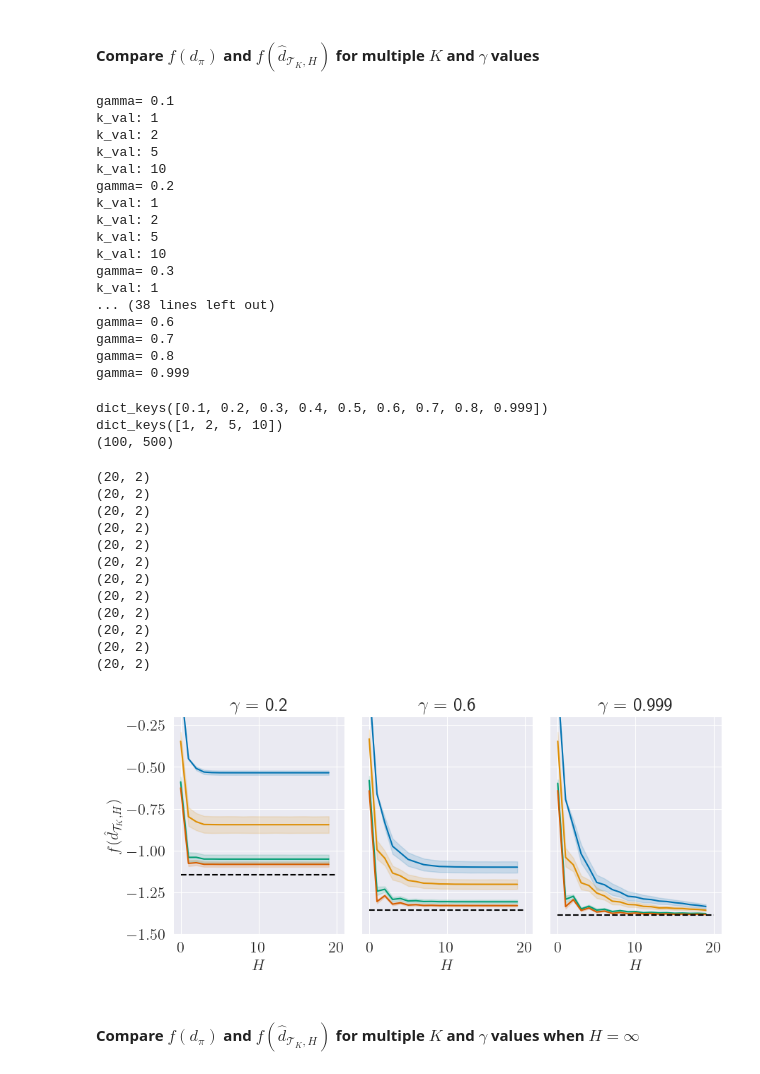
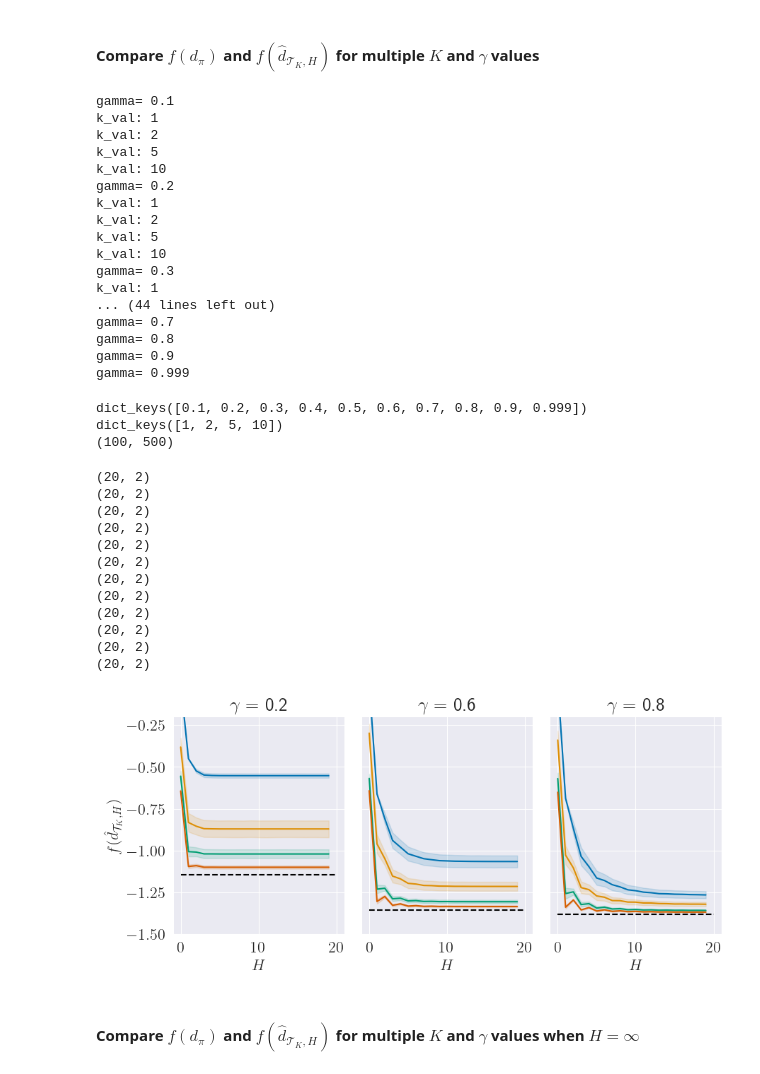
Before and after one commit to PPSantos/gumdps-number-of-trials, a Jupyter notebook: number_of_trials.ipynb, the cells around one changed output. Saved outputs shown, nothing was run; the diff lists cells and outputs as text; code cells hidden in the pictures.

Commit message:
Re-run everything with more gamma values.

```diff
--- a/number_of_trials.ipynb
+++ b/number_of_trials.ipynb
@@ -153,7 +153,7 @@ print(f_estimated.shape)
 # %% [markdown]
 #### Compare $f(d_\pi)$ and $ f\left(\hat{d}_{\mathcal{T}_K, H} \right)$ for multiple $K$ and $\gamma$ values
 # %%
-gammas = [0.1,0.2,0.3,0.4,0.5,0.6,0.7,0.8,0.999]
+gammas = [0.1,0.2,0.3,0.4,0.5,0.6,0.7,0.8,0.9,0.999]
 max_traj_length = 500 # this is more than enough to approximate H = \infty.
 N_val = 100
 k_vals = [1,2,5,10]
@@ -190,17 +190,17 @@ k_val: 5
 k_val: 10
 gamma= 0.3
 k_val: 1
-... (38 lines left out)
-gamma= 0.6
+... (44 lines left out)
 gamma= 0.7
 gamma= 0.8
+gamma= 0.9
 gamma= 0.999
 # %%
 print(estimated_fs_dict.keys())
 print(estimated_fs_dict[0.2].keys())
 print(estimated_fs_dict[0.2][1].shape)
 # %% [output]
-dict_keys([0.1, 0.2, 0.3, 0.4, 0.5, 0.6, 0.7, 0.8, 0.999])
+dict_keys([0.1, 0.2, 0.3, 0.4, 0.5, 0.6, 0.7, 0.8, 0.9, 0.999])
 dict_keys([1, 2, 5, 10])
 (100, 500)
 # %%
@@ -213,7 +213,7 @@ fig.set_size_inches(10.0, 4.0)
 
 truncate_traj_length = 20
 
-for gamma_val, ax in zip([0.2,0.6,0.999], axs.flat):
+for gamma_val, ax in zip([0.2,0.6,0.8], axs.flat):
 
     for k_val, estimated_fs in estimated_fs_dict[gamma_val].items():
 
@@ -229,34 +229,34 @@ for gamma_val, ax in zip([0.2,0.6,0.999], axs.flat):
 
     ax.hlines(y=true_fs_dict[gamma_val], xmin=0, xmax=estimated_fs.shape[1], label=r"$f(d_\pi)$", color="black", linestyle="--")
 
     ax.grid()
 
     ax.set_ylim([-1.5,-0.2])
     ax.set_title(r"$\gamma = $ " + str(gamma_val))
     ax.set_xlabel(r'$H$')
 
 # Remove inner labels.
 for ax in fig.get_axes():
     ax.label_outer()
 
 axs.flat[0].set_ylabel(r'$f(\hat{d}_{\mathcal{T}_K,H})$')
 
 plt.savefig(f'figs/entropy_mdp_plot1.pdf', bbox_inches='tight', pad_inches=0)
 plt.show()
 # %% [output]
 (20, 2)
 (20, 2)
 (20, 2)
 (20, 2)
 (20, 2)
 (20, 2)
 (20, 2)
 (20, 2)
 (20, 2)
 (20, 2)
 (20, 2)
 (20, 2)
-[figure, old version]
+[figure, new version]
 # %% [markdown]
 #### Compare $f(d_\pi)$ and $ f\left(\hat{d}_{\mathcal{T}_K, H} \right)$ for multiple $K$ and $\gamma$ values when $H=\infty$
 # %%
```
Also changed, not shown: parts of 12 cells of this notebook, 15 other files.
